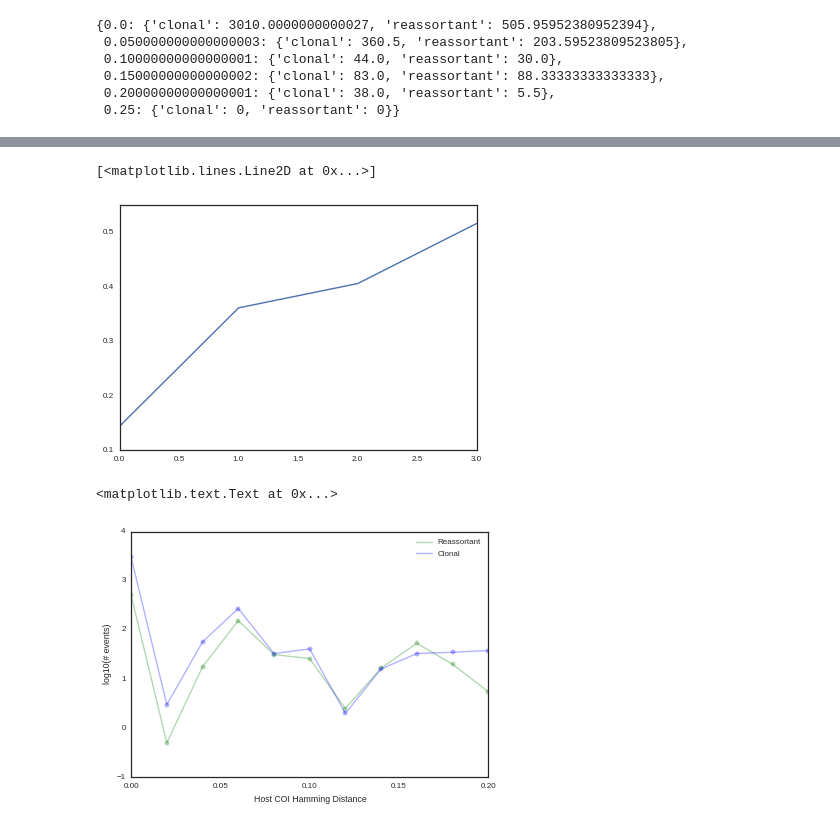
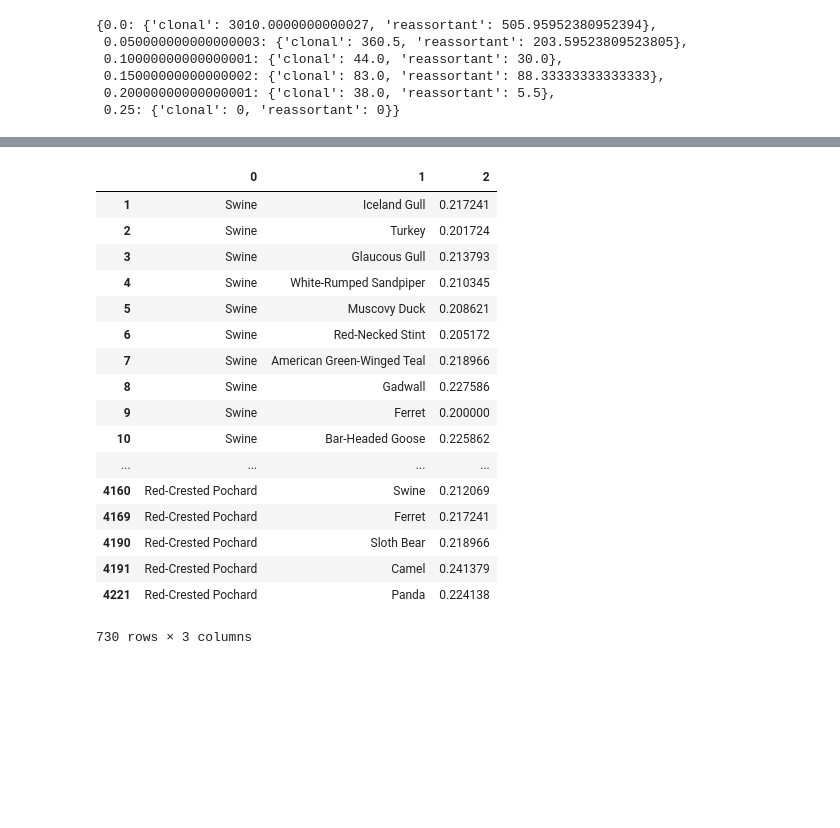
Before and after one commit to ericmjl/influenza-global-reassortment, a Jupyter notebook: Make Figure - Proportion Reassortant.ipynb, the cells around one changed output, grey strips where cells are left out. Drawn from its saved outputs; the diff is of its cells as text; code cells hidden in the pictures; blank space fills up the shorter version.

```diff
--- a/Make Figure - Proportion Reassortant.ipynb
+++ b/Make Figure - Proportion Reassortant.ipynb
@@ -806,21 +862,32 @@ plt.savefig('figures/Proportion Reassortant COI.pdf')
-# %%
-fig = plt.figure()
-ax = fig.add_subplot(111)
-ax.plot(summary['data'].iloc[:-1])
-# %% [output]
-[<matplotlib.lines.Line2D at 0x...>]
-[figure, removed]
-# %%
-total_counts = df[['reassortant', 'clonal']].apply(lambda x:np.log10(x)).reset_index()
-total_counts.columns = ['Host COI Hamming Distance', 'Reassortant', 'Clonal']
-total_counts.replace(-np.inf, np.nan, inplace=True)
-total_counts.dropna(inplace=True)
-
-ax = total_counts.plot(x='Host COI Hamming Distance', y='Reassortant', color='green', alpha=0.3)
-total_counts.plot(x='Host COI Hamming Distance', y='Reassortant', color='green', alpha=0.3, kind='scatter', ax=ax)
-total_counts.plot(x='Host COI Hamming Distance', y='Clonal', color='blue', alpha=0.3, ax=ax)
-total_counts.plot(x='Host COI Hamming Distance', y='Clonal', color='blue', alpha=0.3, kind='scatter', ax=ax)
-plt.ylabel('log10(# events)')
-# %% [output]
-<matplotlib.text.Text at 0x...>
-[figure, removed]
+# %%
+# To get a sense of COIs occur in each bin, let's put together a list of COI distances.
+from itertools import product
+coi_distances = []
+for (k1, s1), (k2, s2) in product(host_coi.items(), host_coi.items()):
+    if k1 not in ignored and k2 not in ignored:
+        s1 = str(s1.seq)
+        s2 = str(s2.seq)
+        d = distance(s1, s2) / len(s1)
+        coi_distances.append((k1, k2, d))
+# %%
+coi_distance_df = pd.DataFrame(coi_distances)
+coi_distance_df[coi_distance_df[2] >= 0.20]
+# %% [output]
+|  | 0 | 1 | 2 |
+| 1 | Swine | Iceland Gull | 0.217241 |
+| 2 | Swine | Turkey | 0.201724 |
+| 3 | Swine | Glaucous Gull | 0.213793 |
+| 4 | Swine | White-Rumped Sandpiper | 0.210345 |
+| 5 | Swine | Muscovy Duck | 0.208621 |
+| 6 | Swine | Red-Necked Stint | 0.205172 |
+| 7 | Swine | American Green-Winged Teal | 0.218966 |
+| 8 | Swine | Gadwall | 0.227586 |
+| 9 | Swine | Ferret | 0.200000 |
+| 10 | Swine | Bar-Headed Goose | 0.225862 |
+| ... | ... | ... | ... |
+| 4160 | Red-Crested Pochard | Swine | 0.212069 |
+| 4169 | Red-Crested Pochard | Ferret | 0.217241 |
+| 4190 | Red-Crested Pochard | Sloth Bear | 0.218966 |
+| 4191 | Red-Crested Pochard | Camel | 0.241379 |
+| 4221 | Red-Crested Pochard | Panda | 0.224138 |
+730 rows × 3 columns
```
Also changed, not shown: parts of 9 cells of this notebook, 23 other files.
